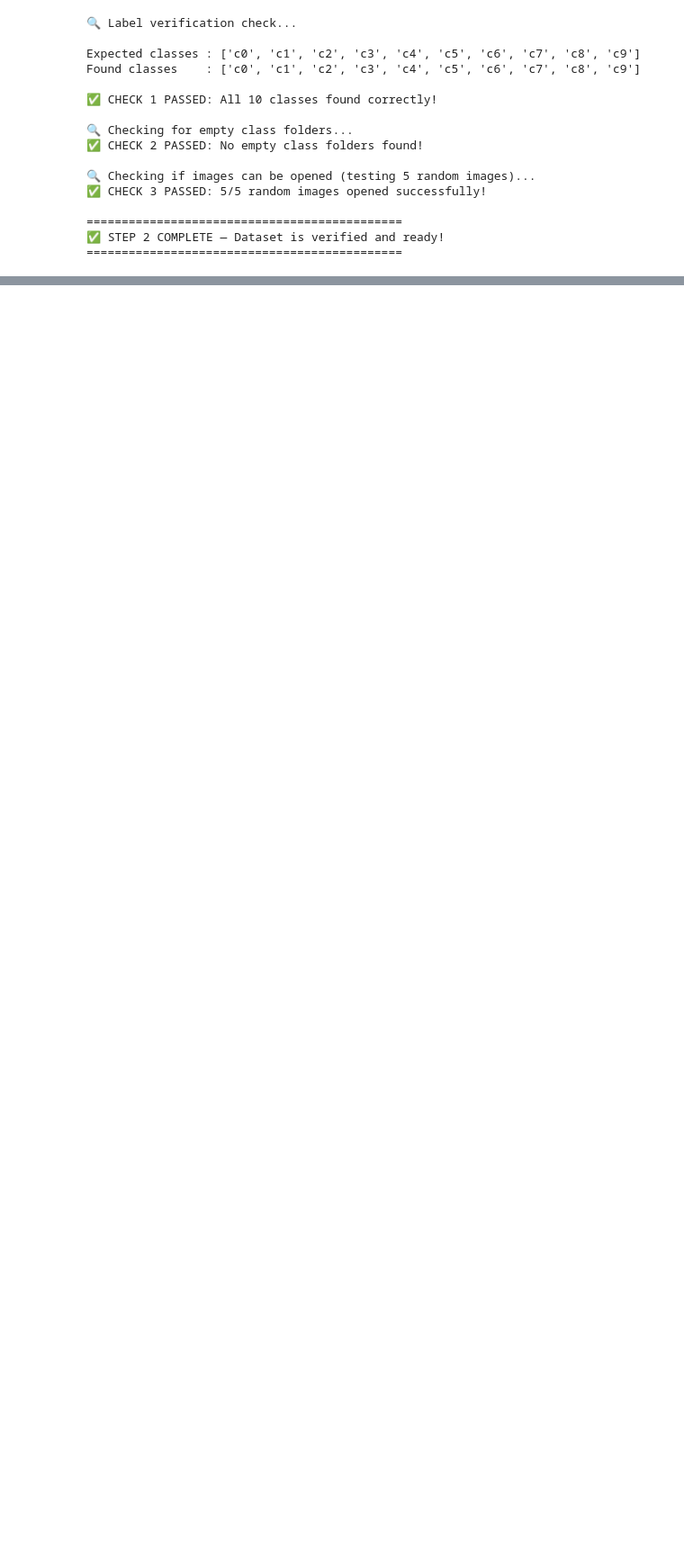
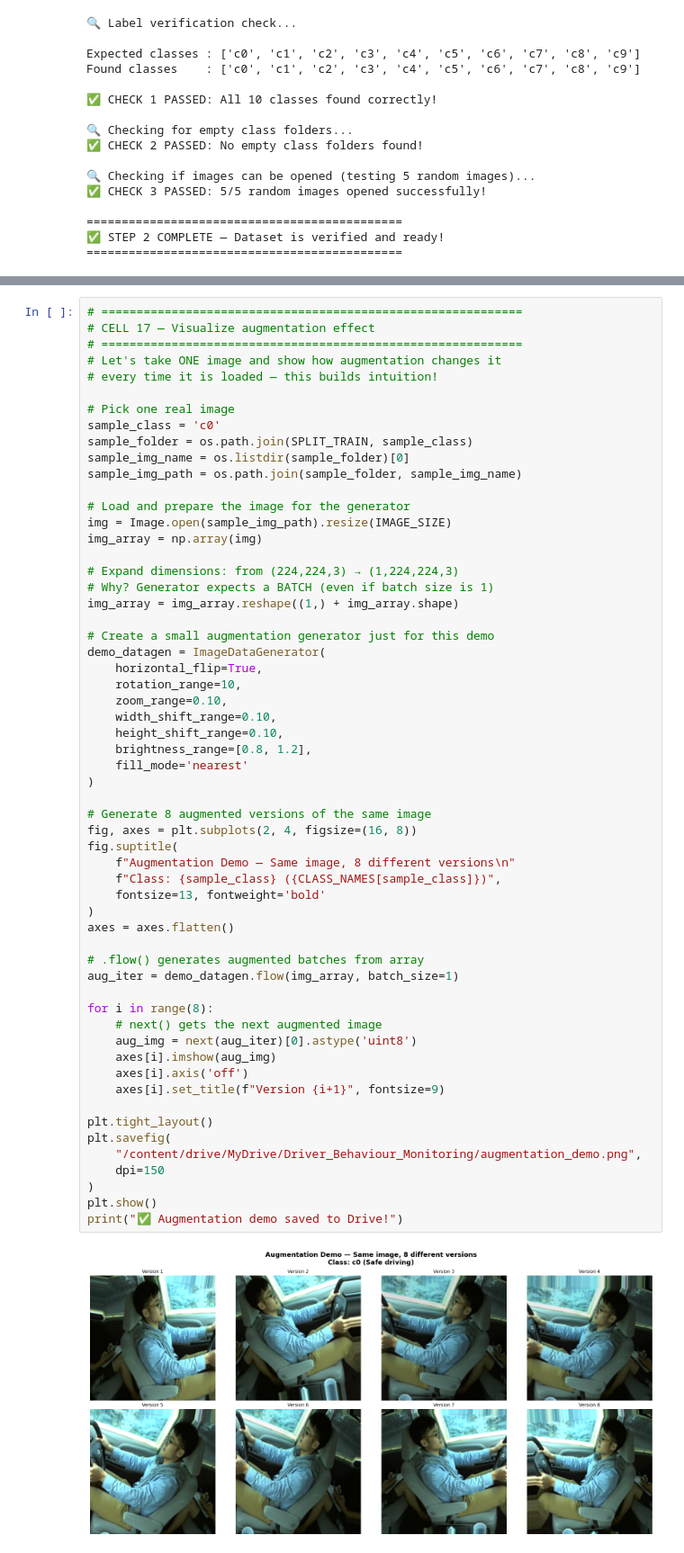
Before and after one commit to Shariif-Mohsoo/VisionJourney-CV, a Jupyter notebook: Assignment_2_232202022_Project/cv_assignment2.ipynb, the cells around one changed output, grey strips where cells are left out. Shown at 90% size. Drawn from its saved outputs; the diff is of its cells as text; blank space fills up the shorter version.

Commit message:
Data splitting and augmentation

```diff
--- a/Assignment_2_232202022_Project/cv_assignment2.ipynb
+++ b/Assignment_2_232202022_Project/cv_assignment2.ipynb
@@ -536,0 +826,60 @@ Found classes    : ['c0', 'c1', 'c2', 'c3', 'c4', 'c5', 'c6', 'c7', 'c8', 'c9']
+# %%
+# ============================================================
+# CELL 17 — Visualize augmentation effect
+# ============================================================
+# Let's take ONE image and show how augmentation changes it
+# every time it is loaded — this builds intuition!
+
+# Pick one real image
+sample_class = 'c0'
+sample_folder = os.path.join(SPLIT_TRAIN, sample_class)
+sample_img_name = os.listdir(sample_folder)[0]
+sample_img_path = os.path.join(sample_folder, sample_img_name)
+
+# Load and prepare the image for the generator
+img = Image.open(sample_img_path).resize(IMAGE_SIZE)
+img_array = np.array(img)
+
+# Expand dimensions: from (224,224,3) → (1,224,224,3)
+# Why? Generator expects a BATCH (even if batch size is 1)
+img_array = img_array.reshape((1,) + img_array.shape)
+
+# Create a small augmentation generator just for this demo
+demo_datagen = ImageDataGenerator(
+    horizontal_flip=True,
+    rotation_range=10,
+    zoom_range=0.10,
+    width_shift_range=0.10,
+    height_shift_range=0.10,
+    brightness_range=[0.8, 1.2],
+    fill_mode='nearest'
+)
+
+# Generate 8 augmented versions of the same image
+fig, axes = plt.subplots(2, 4, figsize=(16, 8))
+fig.suptitle(
+    f"Augmentation Demo — Same image, 8 different versions\n"
+    f"Class: {sample_class} ({CLASS_NAMES[sample_class]})",
+    fontsize=13, fontweight='bold'
+)
+axes = axes.flatten()
+
+# .flow() generates augmented batches from array
+aug_iter = demo_datagen.flow(img_array, batch_size=1)
+
+for i in range(8):
+    # next() gets the next augmented image
+    aug_img = next(aug_iter)[0].astype('uint8')
+    axes[i].imshow(aug_img)
+    axes[i].axis('off')
+    axes[i].set_title(f"Version {i+1}", fontsize=9)
+
+plt.tight_layout()
+plt.savefig(
+    "/content/drive/MyDrive/Driver_Behaviour_Monitoring/augmentation_demo.png",
+    dpi=150
+)
+plt.show()
+print("✅ Augmentation demo saved to Drive!")
+# %% [output]
+[figure, added]
```
Also changed, not shown: parts of 5 cells of this notebook.
